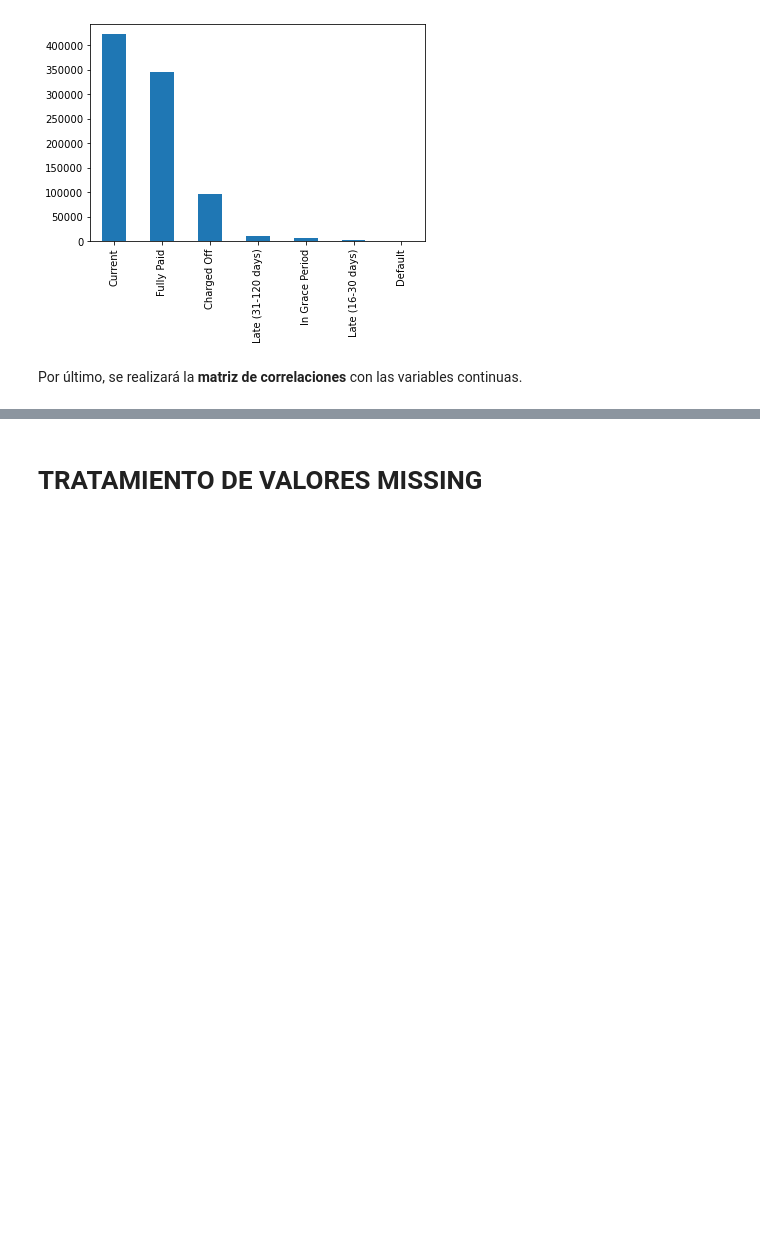
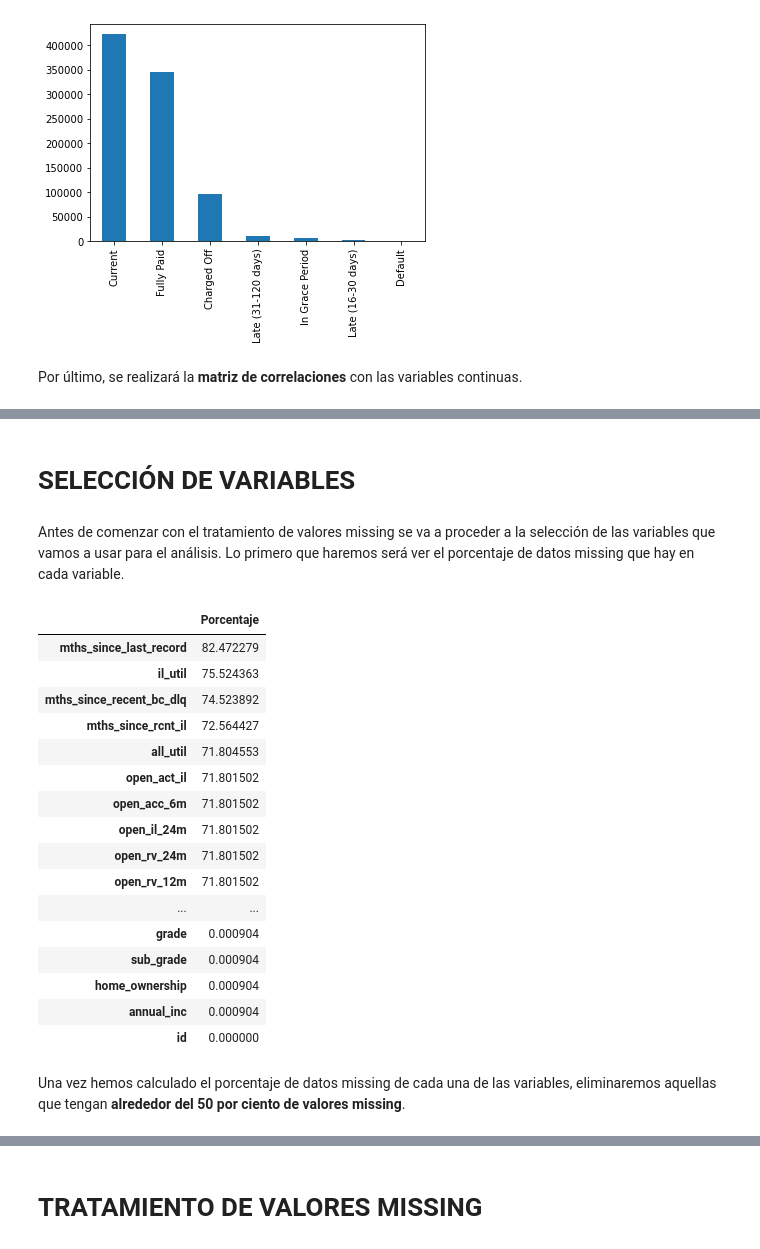
Before and after one commit to mperdi/Practica1, a Jupyter notebook: Practica1.ipynb, the cells around one changed output, grey strips where cells are left out. Drawn from its saved outputs; the diff is of its cells as text; code cells hidden in the pictures; blank space fills up the shorter version.

Commit message:
Práctica 1 con imputación de missings

```diff
--- a/Practica1.ipynb
+++ b/Practica1.ipynb
@@ -120,3 +120,31 @@ matriz_correlaciones.style.background_gradient()
 | open_acc | 0.032690 | 0.135907 | -0.018812 | -0.154603 | -0.006149 | 0.103958 | ... |
 | earliest_cr_line_month | 0.003539 | 0.019291 | 0.001701 | 0.001690 | 0.020473 | -0.000904 | ... |
 | earliest_cr_line_year | 0.122281 | 0.084515 | -0.000433 | -0.046849 | 0.060016 | 0.028889 | ... |
+# %% [markdown]
+# SELECCIÓN DE VARIABLES
+# %% [markdown]
+Antes de comenzar con el tratamiento de valores missing se va a proceder a la selección de las variables que vamos a usar para el análisis. Lo primero que haremos será ver el porcentaje de datos missing que hay en cada variable.
+# %%
+porcentaje = (df.isnull().sum()/df.isnull().count()).sort_values(ascending=False)*100
+datos_missing = pd.concat([porcentaje], axis=1, keys=["Porcentaje"])
+datos_missing
+# %% [output]
+|  | Porcentaje |
+| mths_since_last_record | 82.472279 |
+| il_util | 75.524363 |
+| mths_since_recent_bc_dlq | 74.523892 |
+| mths_since_rcnt_il | 72.564427 |
+| all_util | 71.804553 |
+| open_act_il | 71.801502 |
+| open_acc_6m | 71.801502 |
+| open_il_24m | 71.801502 |
+| open_rv_24m | 71.801502 |
+| open_rv_12m | 71.801502 |
+| ... | ... |
+| grade | 0.000904 |
+| sub_grade | 0.000904 |
+| home_ownership | 0.000904 |
+| annual_inc | 0.000904 |
+| id | 0.000000 |
+# %% [markdown]
+Una vez hemos calculado el porcentaje de datos missing de cada una de las variables, eliminaremos aquellas que tengan **alrededor del 50 por ciento de valores missing**.
```
Also changed, not shown: parts of 34 cells of this notebook.
